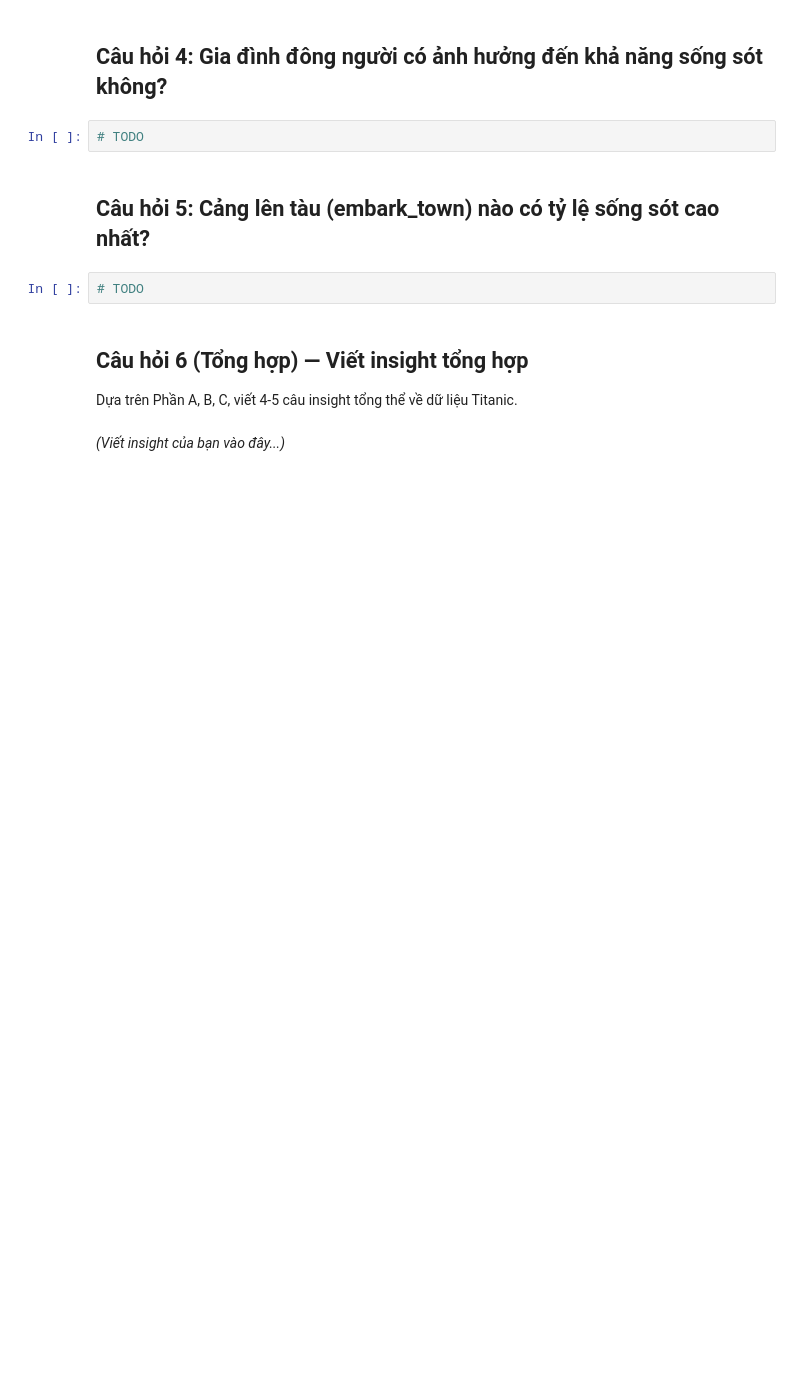
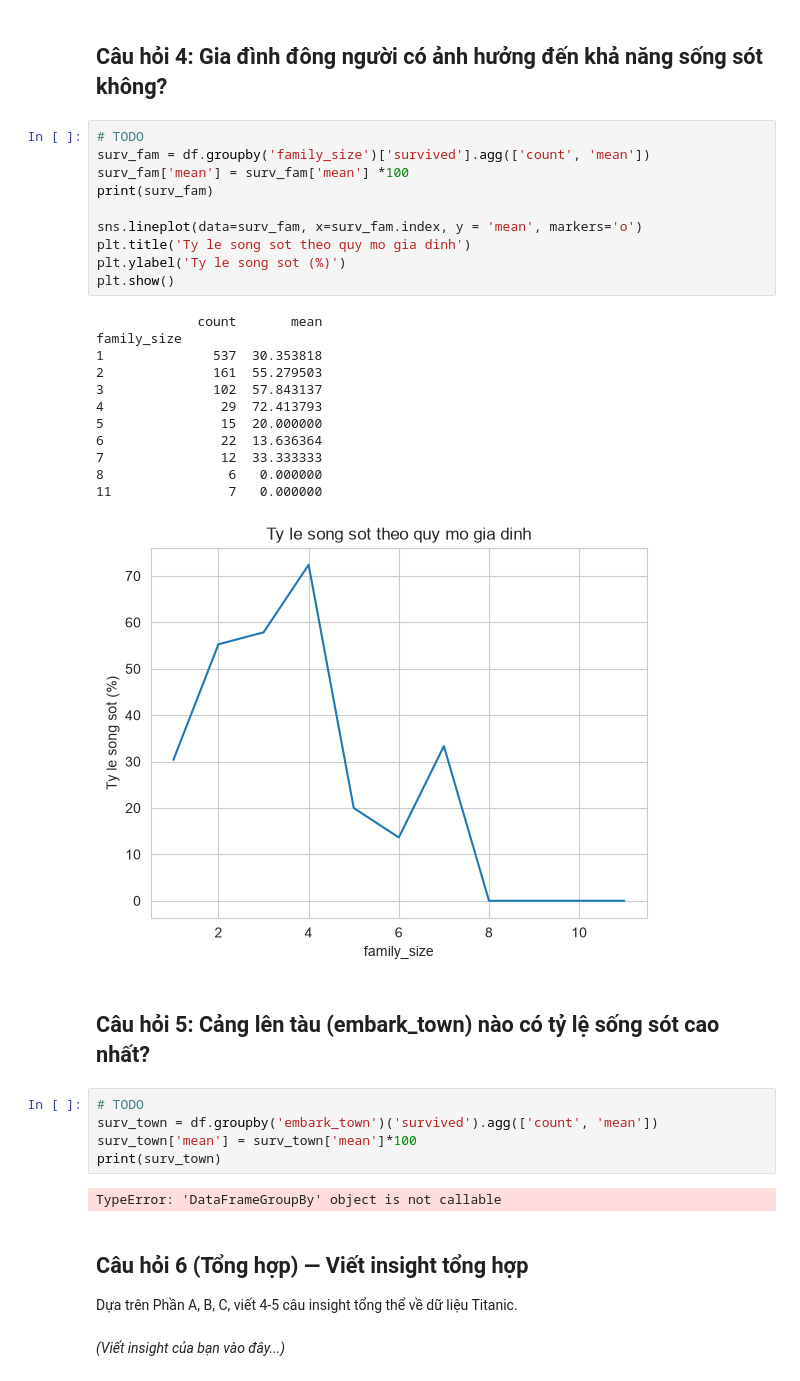
Before and after one commit to khang2112/DA_AI_2026, a Jupyter notebook: DA_AI_2026/DA_AI_2026/TH/Tuan1/Prac-01/Titanic_EDA_Full_BaiTap.ipynb, the cells around one changed output. Drawn from its saved outputs; the diff is of its cells as text; blank space fills up the shorter version.

```diff
--- a/DA_AI_2026/DA_AI_2026/TH/Tuan1/Prac-01/Titanic_EDA_Full_BaiTap.ipynb
+++ b/DA_AI_2026/DA_AI_2026/TH/Tuan1/Prac-01/Titanic_EDA_Full_BaiTap.ipynb
@@ -255,10 +297,36 @@ pd.DataFrame(shape_data)
 ## Câu hỏi 4: Gia đình đông người có ảnh hưởng đến khả năng sống sót không?
 # %%
 # TODO
+surv_fam = df.groupby('family_size')['survived'].agg(['count', 'mean'])
+surv_fam['mean'] = surv_fam['mean'] *100
+print(surv_fam)
+
+sns.lineplot(data=surv_fam, x=surv_fam.index, y = 'mean', markers='o')
+plt.title('Ty le song sot theo quy mo gia dinh')
+plt.ylabel('Ty le song sot (%)')
+plt.show()
+# %% [output]
+             count       mean
+family_size
+1              537  30.353818
+2              161  55.279503
+3              102  57.843137
+4               29  72.413793
+5               15  20.000000
+6               22  13.636364
+7               12  33.333333
+8                6   0.000000
+11               7   0.000000
+[figure, added]
 # %% [markdown]
 ## Câu hỏi 5: Cảng lên tàu (embark_town) nào có tỷ lệ sống sót cao nhất?
 # %%
 # TODO
+surv_town = df.groupby('embark_town')('survived').agg(['count', 'mean'])
+surv_town['mean'] = surv_town['mean']*100
+print(surv_town)
+# %% [output]
+TypeError: 'DataFrameGroupBy' object is not callable
 # %% [markdown]
 ## Câu hỏi 6 (Tổng hợp) — Viết insight tổng hợp
 Dựa trên Phần A, B, C, viết 4-5 câu insight tổng thể về dữ liệu Titanic.
```
Also changed, not shown: parts of 7 cells of this notebook.
